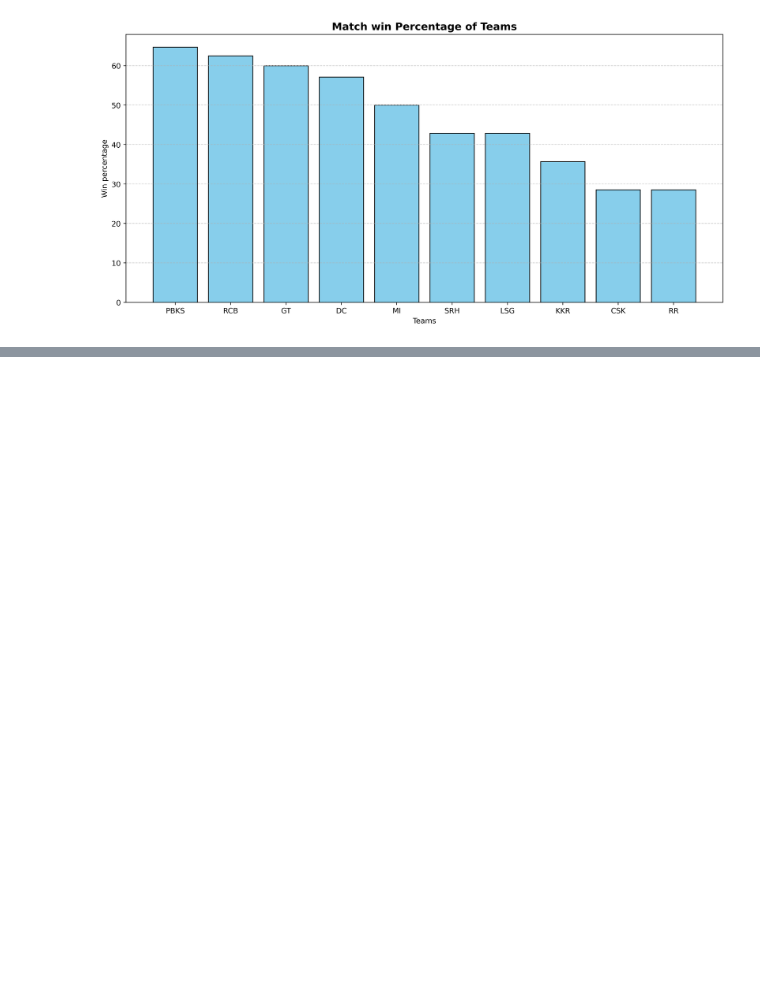
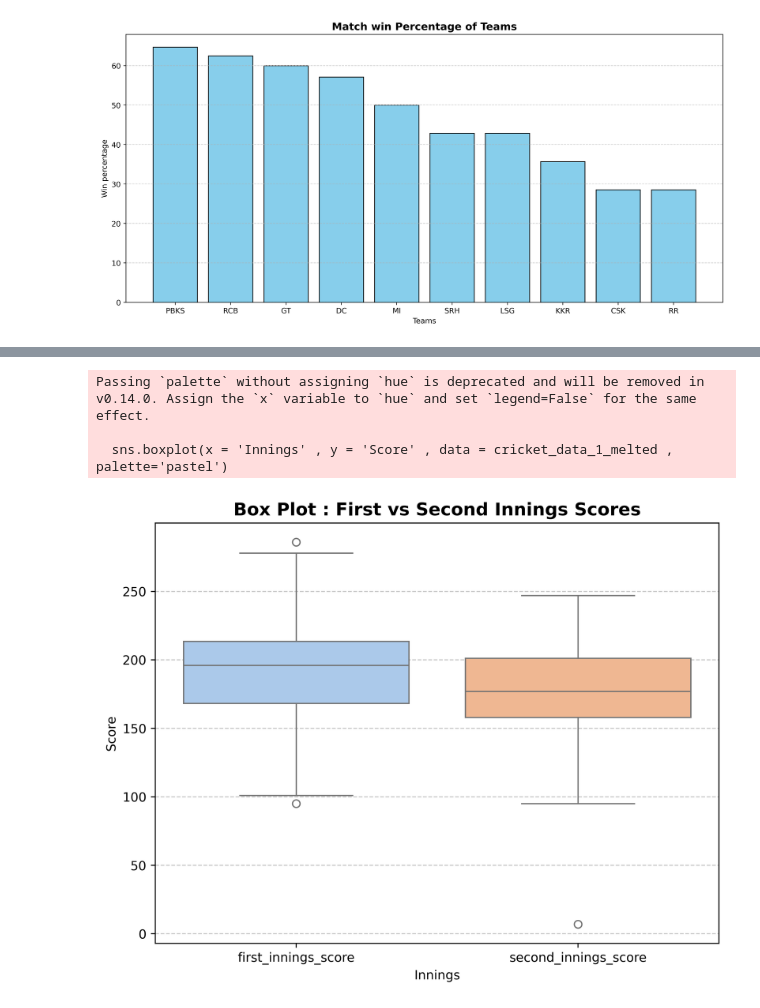
Before and after one commit to R123gh/Data-analytics-project-, a Jupyter notebook: Cricket_dataset.ipynb, the cells around one changed output, grey strips where cells are left out. Cells and saved outputs as stored; diff of their text form; code cells hidden in the pictures; blank space fills up the shorter version.

```diff
--- a/Cricket_dataset.ipynb
+++ b/Cricket_dataset.ipynb
@@ -634,0 +641,2 @@ plt.show()
+# %%
+cricket_data_1 = cricket_data[['first_innings_score','second_innings_score']].dropna()
@@ -634,0 +670,2 @@ plt.show()
+# %%
+cricket_data_1_melted = cricket_data_1.melt(var_name='Innings',value_name='Score')
@@ -634,0 +688,11 @@ plt.show()
+# %%
+plt.figure(figsize=(8,6),dpi = 500)
+sns.boxplot(x = 'Innings' , y = 'Score' , data = cricket_data_1_melted , palette='pastel')
+plt.title("Box Plot : First vs Second Innings Scores",fontsize = 14 , fontweight = 'bold')
+plt.grid(axis='y',linestyle = '--',alpha = 0.7)
+plt.show()
+# %% [output]
+Passing `palette` without assigning `hue` is deprecated and will be removed in v0.14.0. Assign the `x` variable to `hue` and set `legend=False` for the same effect.
+
+  sns.boxplot(x = 'Innings' , y = 'Score' , data = cricket_data_1_melted , palette='pastel')
+[figure, added]
```
Also changed, not shown: parts of 20 cells of this notebook.
